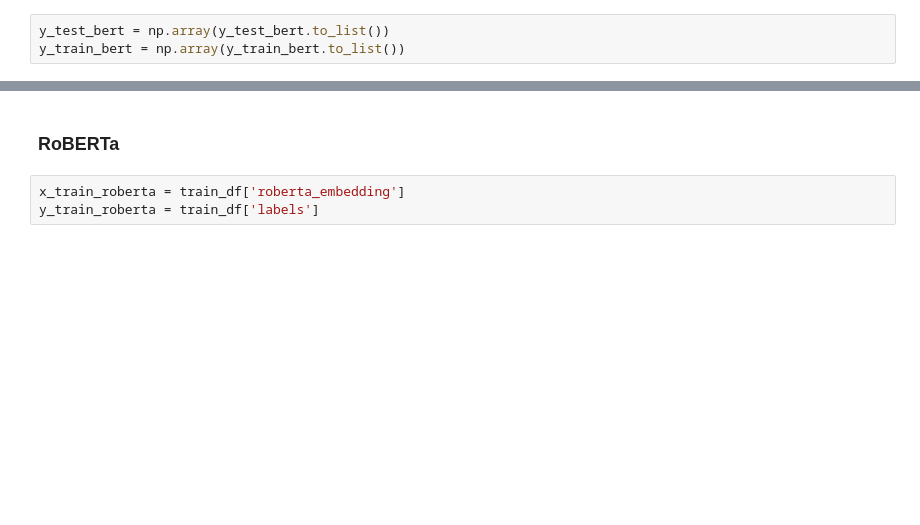
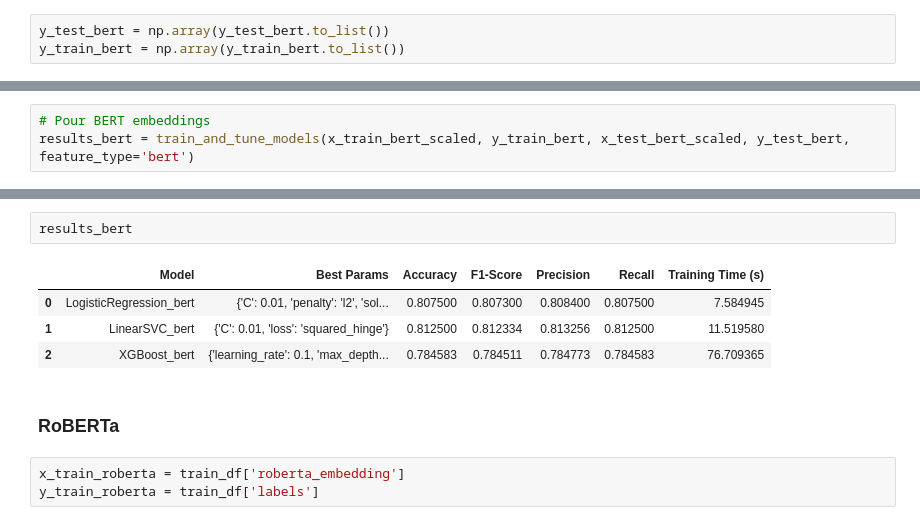
Before and after one commit to AminaManseur29/ENSAE_NLP_project, a Jupyter notebook: notebook.ipynb, the cells around one changed output, grey strips where cells are left out. Cells and saved outputs as stored; diff of their text form; blank space fills up the shorter version.

```diff
--- a/notebook.ipynb
+++ b/notebook.ipynb
@@ -931,0 +984,3 @@ display(results_df_bert)
+# %%
+# Pour BERT embeddings
+results_bert = train_and_tune_models(x_train_bert_scaled, y_train_bert, x_test_bert_scaled, y_test_bert, feature_type='bert')
@@ -932,3 +1022,10 @@ display(results_df_bert)
+# %%
+results_bert
+# %% [output]
+|  | Model | Best Params | Accuracy | F1-Score | Precision | Recall | Training Time (s) |
+| 0 | LogisticRegression_bert | {'C': 0.01, 'penalty': 'l2', 'sol... | 0.807500 | 0.807300 | 0.808400 | 0.807500 | 7.584945 |
+| 1 | LinearSVC_bert | {'C': 0.01, 'loss': 'squared_hinge'} | 0.812500 | 0.812334 | 0.813256 | 0.812500 | 11.519580 |
+| 2 | XGBoost_bert | {'learning_rate': 0.1, 'max_depth... | 0.784583 | 0.784511 | 0.784773 | 0.784583 | 76.709365 |
 # %% [markdown]
 ### RoBERTa
 # %%
```
Also changed, not shown: parts of 42 cells of this notebook, 26 other files.
